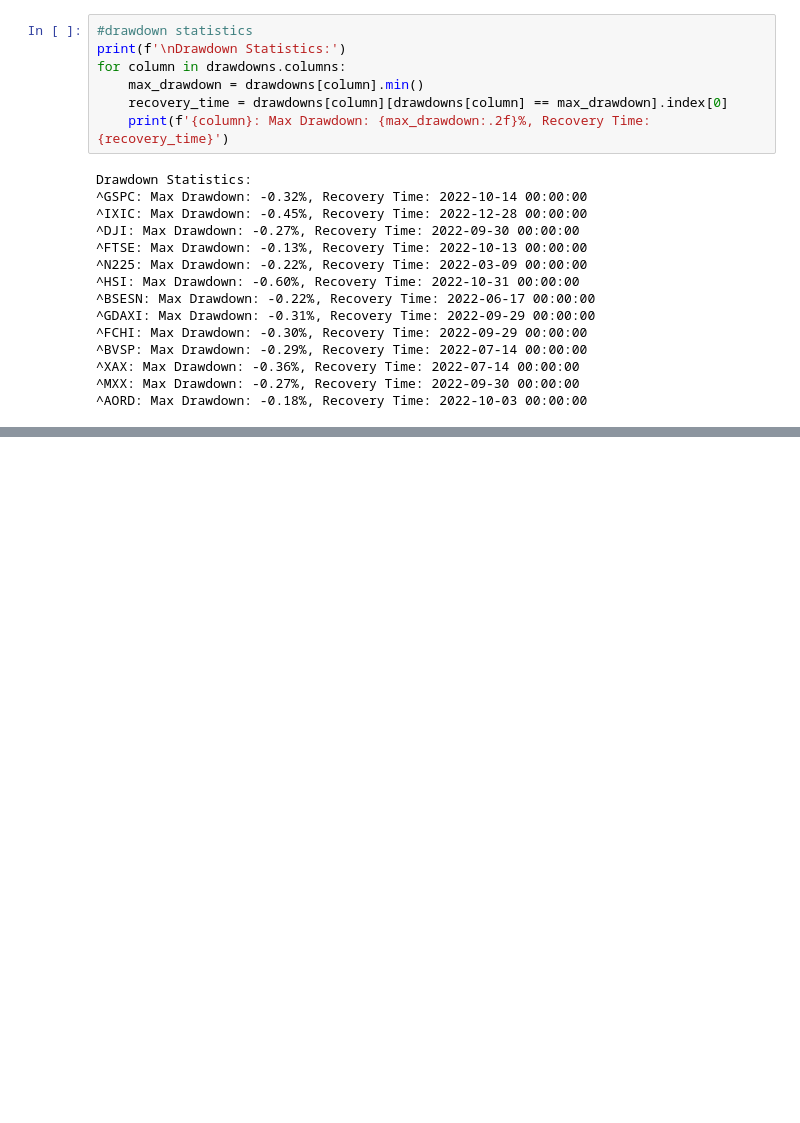
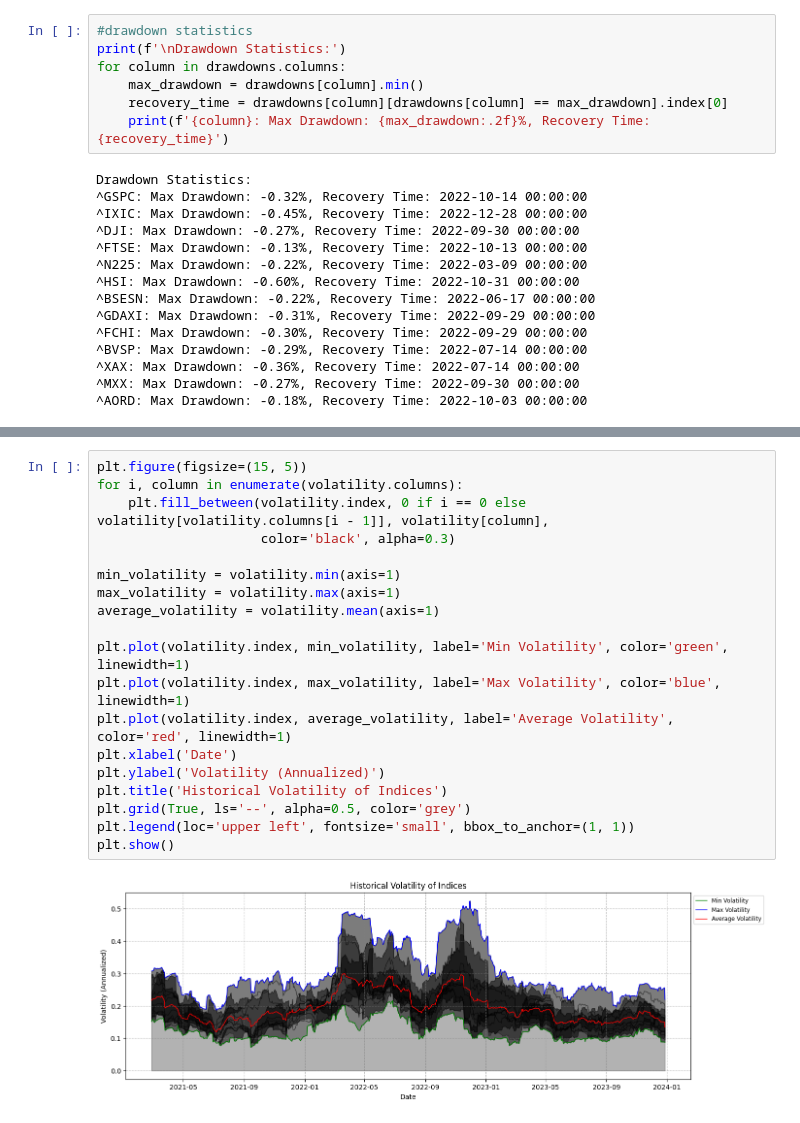
Before and after one commit to AnalyticalHarry/YouTubeTutorial, a Jupyter notebook: Tutorial 10 - Comparing Growth (Total Return).ipynb, the cells around one changed output, grey strips where cells are left out. Drawn from its saved outputs; the diff is of its cells as text; blank space fills up the shorter version.

```diff
--- a/Tutorial 10 - Comparing Growth (Total Return).ipynb
+++ b/Tutorial 10 - Comparing Growth (Total Return).ipynb
@@ -339,0 +391,21 @@ Drawdown Statistics:
+# %%
+plt.figure(figsize=(15, 5))
+for i, column in enumerate(volatility.columns):
+    plt.fill_between(volatility.index, 0 if i == 0 else volatility[volatility.columns[i - 1]], volatility[column],
+                     color='black', alpha=0.3)
+
+min_volatility = volatility.min(axis=1)
+max_volatility = volatility.max(axis=1)
+average_volatility = volatility.mean(axis=1)
+
+plt.plot(volatility.index, min_volatility, label='Min Volatility', color='green', linewidth=1)
+plt.plot(volatility.index, max_volatility, label='Max Volatility', color='blue', linewidth=1)
+plt.plot(volatility.index, average_volatility, label='Average Volatility', color='red', linewidth=1)
+plt.xlabel('Date')
+plt.ylabel('Volatility (Annualized)')
+plt.title('Historical Volatility of Indices')
+plt.grid(True, ls='--', alpha=0.5, color='grey')
+plt.legend(loc='upper left', fontsize='small', bbox_to_anchor=(1, 1))
+plt.show()
+# %% [output]
+[figure, added]
```
Also changed, not shown: parts of 14 cells of this notebook.
